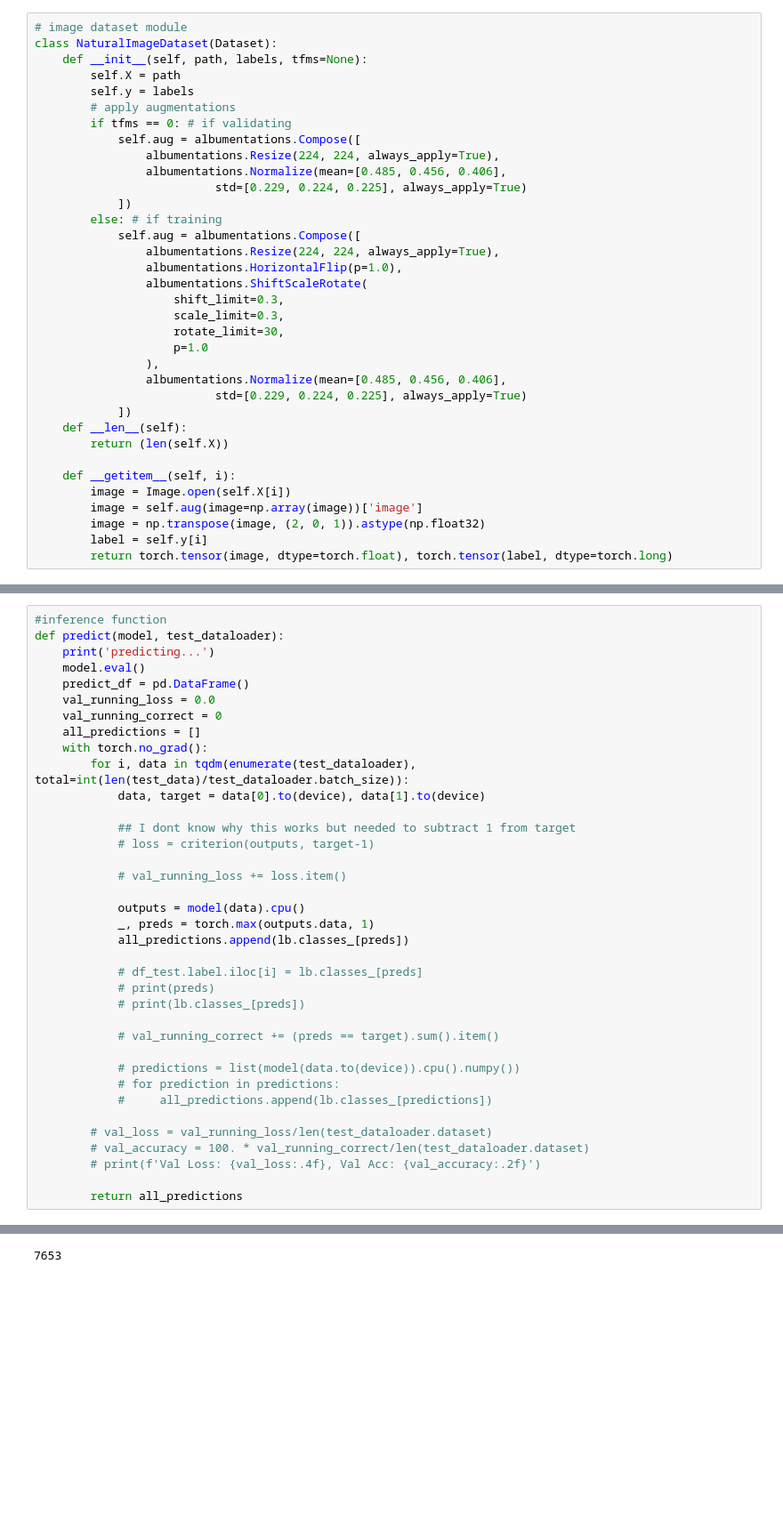
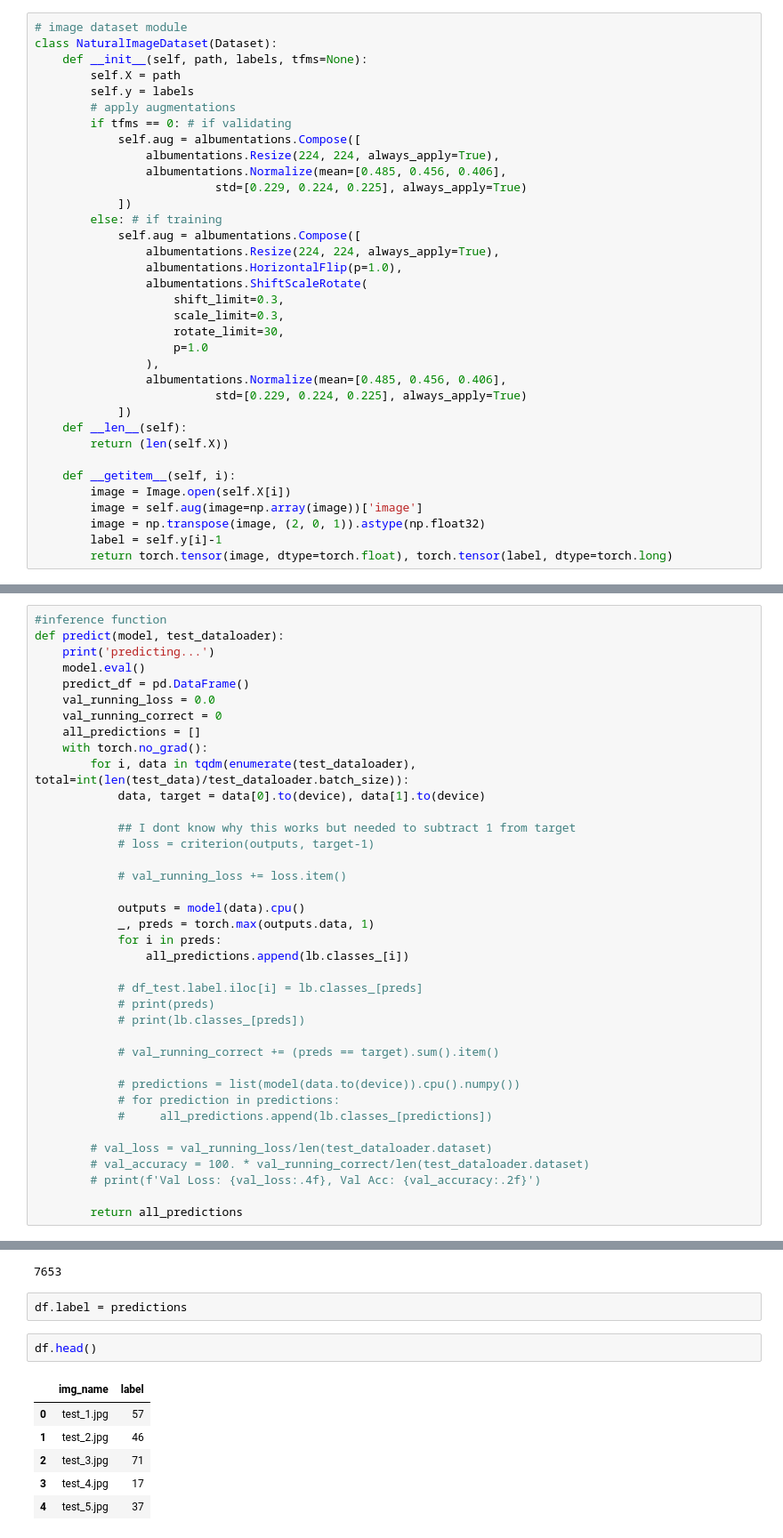
Before and after one commit to mswaringen/aml_food, a Jupyter notebook: See_Food_v2_WORKING.ipynb, the cells around one changed output, grey strips where cells are left out. Shown at 89% size. Drawn from its saved outputs; the diff is of its cells as text; blank space fills up the shorter version.

```diff
--- a/See_Food_v2_WORKING.ipynb
+++ b/See_Food_v2_WORKING.ipynb
@@ -157,7 +165,7 @@ class NaturalImageDataset(Dataset):
         image = Image.open(self.X[i])
         image = self.aug(image=np.array(image))['image']
         image = np.transpose(image, (2, 0, 1)).astype(np.float32)
-        label = self.y[i]
+        label = self.y[i]-1
         return torch.tensor(image, dtype=torch.float), torch.tensor(label, dtype=torch.long)
 # %%
 train_data = NaturalImageDataset(xtrain, ytrain, tfms=1)
@@ -439,7 +428,8 @@ def predict(model, test_dataloader):
 
             outputs = model(data).cpu()
             _, preds = torch.max(outputs.data, 1)
-            all_predictions.append(lb.classes_[preds])
+            for i in preds:
+                all_predictions.append(lb.classes_[i])
 
             # df_test.label.iloc[i] = lb.classes_[preds]
             # print(preds)
@@ -492,3 +464,14 @@ len(predictions[6])
 len(df)
 # %% [output]
 7653
+# %%
+df.label = predictions
+# %%
+df.head()
+# %% [output]
+|  | img_name | label |
+| 0 | test_1.jpg | 57 |
+| 1 | test_2.jpg | 46 |
+| 2 | test_3.jpg | 71 |
+| 3 | test_4.jpg | 17 |
+| 4 | test_5.jpg | 37 |
```
Also changed, not shown: parts of 12 cells of this notebook.
